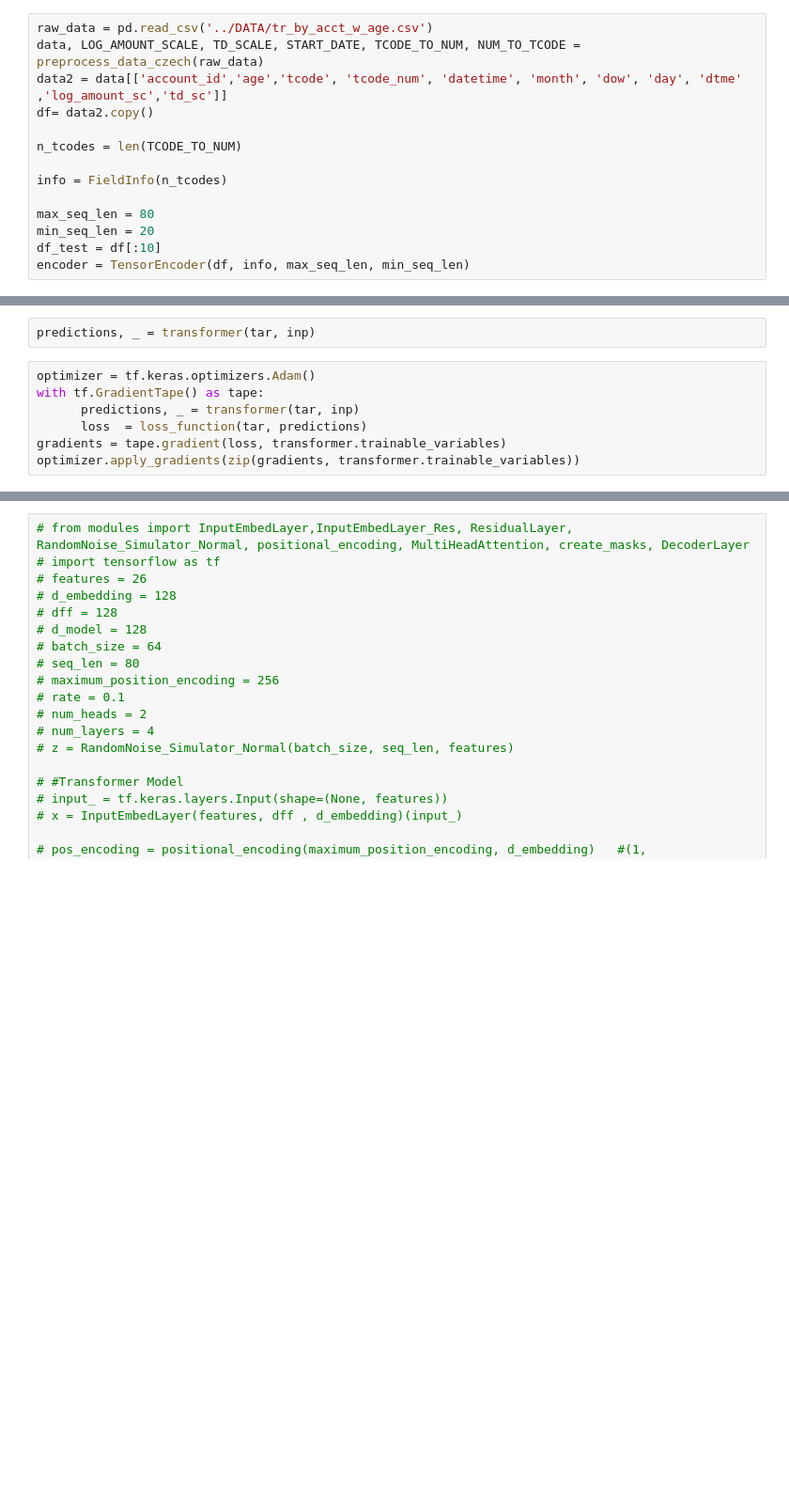
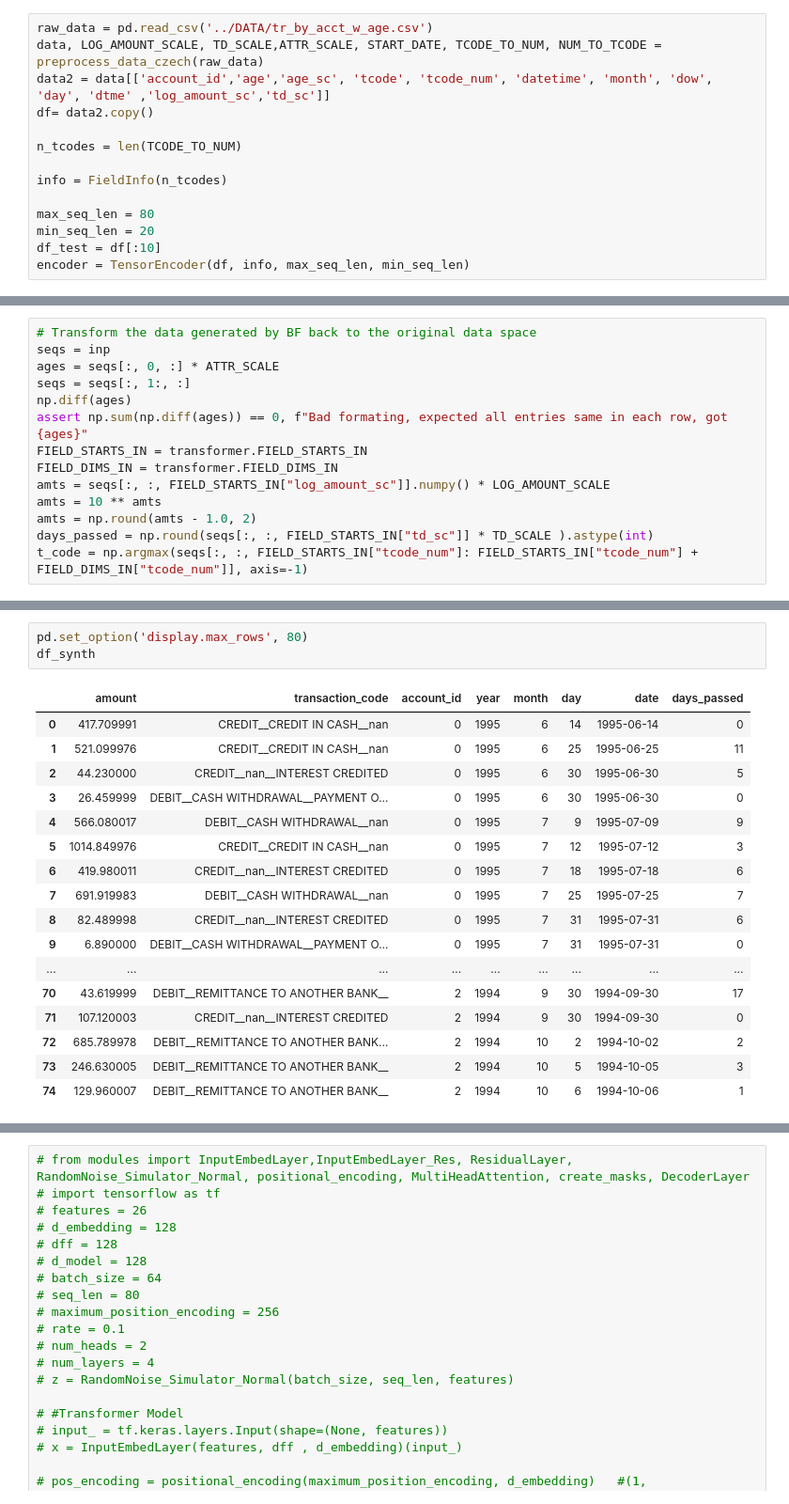
Before and after one commit to Hamideh-Mehri/Banksformer, a Jupyter notebook: Test.ipynb, the cells around one changed output, grey strips where cells are left out. Shown: that part at 94% size. Saved outputs shown, nothing was run; the diff lists cells and outputs as text; blank space fills up the shorter version.

```diff
--- a/Test.ipynb
+++ b/Test.ipynb
@@ -10,7 +8,7 @@ import numpy as np
 # %%
 raw_data = pd.read_csv('../DATA/tr_by_acct_w_age.csv')
-data, LOG_AMOUNT_SCALE, TD_SCALE, START_DATE, TCODE_TO_NUM, NUM_TO_TCODE = preprocess_data_czech(raw_data)
-data2 = data[['account_id','age','tcode', 'tcode_num', 'datetime', 'month', 'dow', 'day', 'dtme' ,'log_amount_sc','td_sc']]
+data, LOG_AMOUNT_SCALE, TD_SCALE,ATTR_SCALE, START_DATE, TCODE_TO_NUM, NUM_TO_TCODE = preprocess_data_czech(raw_data)
+data2 = data[['account_id','age','age_sc', 'tcode', 'tcode_num', 'datetime', 'month', 'dow', 'day', 'dtme' ,'log_amount_sc','td_sc']]
 df= data2.copy()
 
 n_tcodes = len(TCODE_TO_NUM)
@@ -366,9 +32,0 @@ transformer = Transformer(features, dff, d_embedding, d_model, maximum_position_
-# %%
-predictions, _ = transformer(tar, inp)
-# %%
-optimizer = tf.keras.optimizers.Adam()
-with tf.GradientTape() as tape:
-      predictions, _ = transformer(tar, inp)
-      loss  = loss_function(tar, predictions)
-gradients = tape.gradient(loss, transformer.trainable_variables)
-optimizer.apply_gradients(zip(gradients, transformer.trainable_variables))
@@ -543,0 +270,14 @@ for epoch in range(epochs):
+# %%
+# Transform the data generated by BF back to the original data space
+seqs = inp
+ages = seqs[:, 0, :] * ATTR_SCALE
+seqs = seqs[:, 1:, :]
+np.diff(ages)
+assert np.sum(np.diff(ages)) == 0, f"Bad formating, expected all entries same in each row, got {ages}"
+FIELD_STARTS_IN = transformer.FIELD_STARTS_IN
+FIELD_DIMS_IN = transformer.FIELD_DIMS_IN
+amts = seqs[:, :, FIELD_STARTS_IN["log_amount_sc"]].numpy() * LOG_AMOUNT_SCALE
+amts = 10 ** amts
+amts = np.round(amts - 1.0, 2)
+days_passed = np.round(seqs[:, :, FIELD_STARTS_IN["td_sc"]] * TD_SCALE ).astype(int)
+t_code = np.argmax(seqs[:, :, FIELD_STARTS_IN["tcode_num"]: FIELD_STARTS_IN["tcode_num"] + FIELD_DIMS_IN["tcode_num"]], axis=-1)
@@ -543,0 +353,21 @@ for epoch in range(epochs):
+# %%
+pd.set_option('display.max_rows', 80)
+df_synth
+# %% [output]
+|  | amount | transaction_code | account_id | year | month | day | date | days_passed |
+| 0 | 417.709991 | CREDIT__CREDIT IN CASH__nan | 0 | 1995 | 6 | 14 | 1995-06-14 | 0 |
+| 1 | 521.099976 | CREDIT__CREDIT IN CASH__nan | 0 | 1995 | 6 | 25 | 1995-06-25 | 11 |
+| 2 | 44.230000 | CREDIT__nan__INTEREST CREDITED | 0 | 1995 | 6 | 30 | 1995-06-30 | 5 |
+| 3 | 26.459999 | DEBIT__CASH WITHDRAWAL__PAYMENT O... | 0 | 1995 | 6 | 30 | 1995-06-30 | 0 |
+| 4 | 566.080017 | DEBIT__CASH WITHDRAWAL__nan | 0 | 1995 | 7 | 9 | 1995-07-09 | 9 |
+| 5 | 1014.849976 | CREDIT__CREDIT IN CASH__nan | 0 | 1995 | 7 | 12 | 1995-07-12 | 3 |
+| 6 | 419.980011 | CREDIT__nan__INTEREST CREDITED | 0 | 1995 | 7 | 18 | 1995-07-18 | 6 |
+| 7 | 691.919983 | DEBIT__CASH WITHDRAWAL__nan | 0 | 1995 | 7 | 25 | 1995-07-25 | 7 |
+| 8 | 82.489998 | CREDIT__nan__INTEREST CREDITED | 0 | 1995 | 7 | 31 | 1995-07-31 | 6 |
+| 9 | 6.890000 | DEBIT__CASH WITHDRAWAL__PAYMENT O... | 0 | 1995 | 7 | 31 | 1995-07-31 | 0 |
+| ... | ... | ... | ... | ... | ... | ... | ... | ... |
+| 70 | 43.619999 | DEBIT__REMITTANCE TO ANOTHER BANK__ | 2 | 1994 | 9 | 30 | 1994-09-30 | 17 |
+| 71 | 107.120003 | CREDIT__nan__INTEREST CREDITED | 2 | 1994 | 9 | 30 | 1994-09-30 | 0 |
+| 72 | 685.789978 | DEBIT__REMITTANCE TO ANOTHER BANK... | 2 | 1994 | 10 | 2 | 1994-10-02 | 2 |
+| 73 | 246.630005 | DEBIT__REMITTANCE TO ANOTHER BANK__ | 2 | 1994 | 10 | 5 | 1994-10-05 | 3 |
+| 74 | 129.960007 | DEBIT__REMITTANCE TO ANOTHER BANK__ | 2 | 1994 | 10 | 6 | 1994-10-06 | 1 |
```
Also changed, not shown: parts of 45 cells of this notebook, 3 other files.
